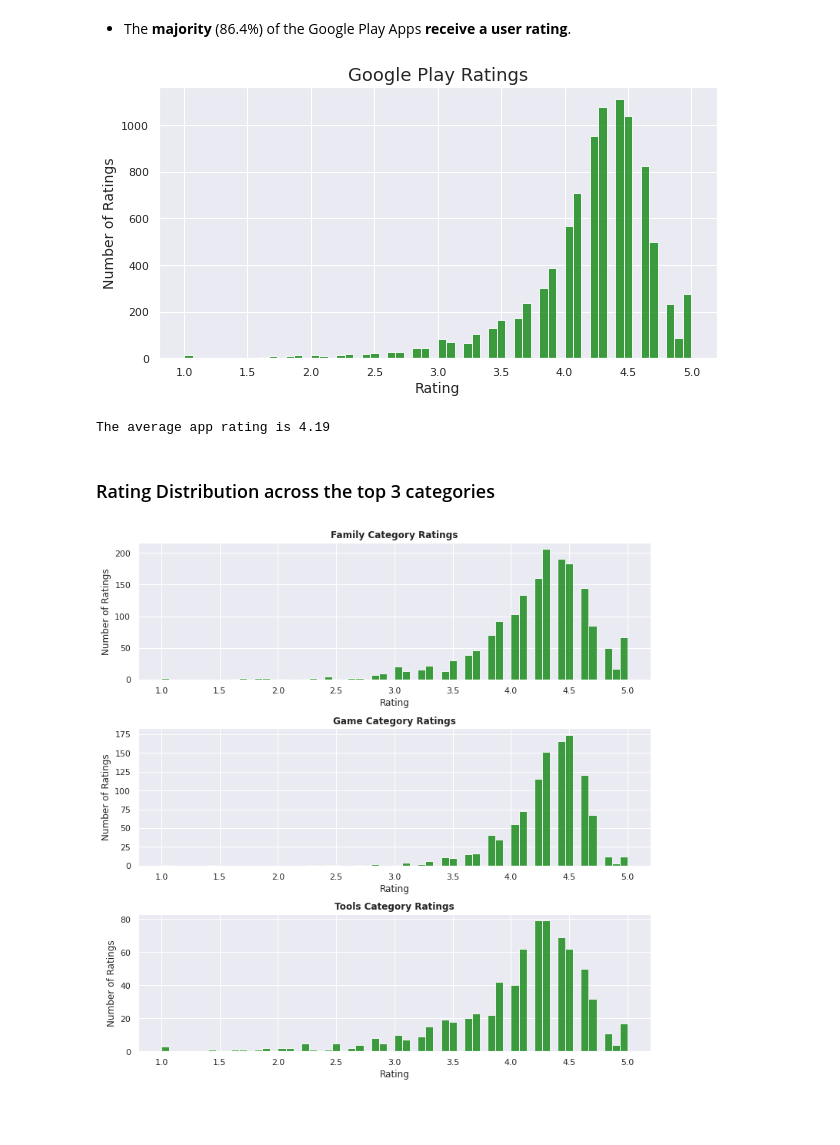
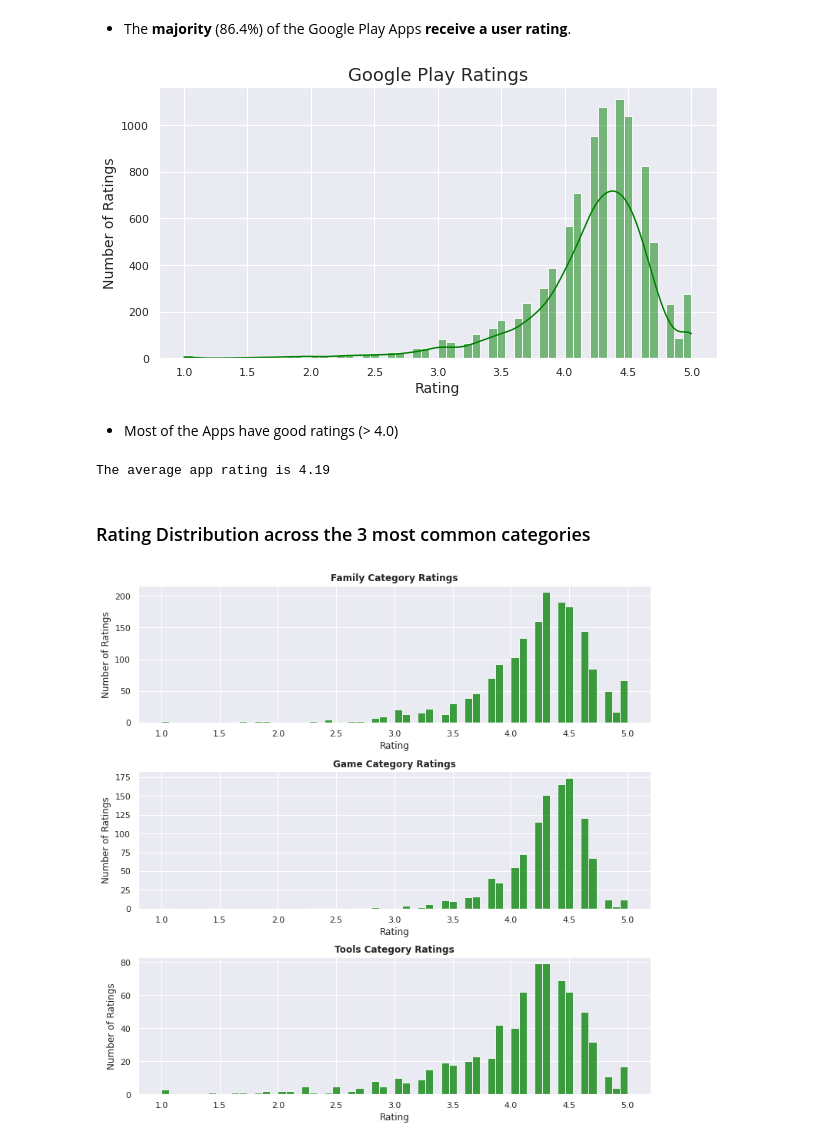
Before and after one commit to kimurarh/googleplay-analysis, a Jupyter notebook: Google-Play-Store-Analysis.ipynb, the cells around one changed output. Saved outputs shown, nothing was run; the diff lists cells and outputs as text; code cells hidden in the pictures; blank space fills up the shorter version.

```diff
--- a/Google-Play-Store-Analysis.ipynb
+++ b/Google-Play-Store-Analysis.ipynb
@@ -270,12 +320,11 @@ plt.show()
 # %% [markdown]
 ### Rating Distribution
 # %%
-rated_apps = df_apps[df_apps['Rating'].notna()]
+rated_apps = pd.DataFrame(df_apps[df_apps['Rating'].notna()])
 unrated_apps = df_apps[df_apps['Rating'].isna()]
 
 values = [rated_apps.shape[0], unrated_apps.shape[0]]
 labels = ['Rated Apps', 'Unrated Apps']
-
 
 fig, ax = plt.subplots(figsize=(10,6))
 wedges, text, autotexts = ax.pie(values, labels=labels, startangle=90, autopct='%1.1f%%', textprops={'fontsize': 12, 'weight': 'bold'})
@@ -289,20 +338,22 @@ plt.show()
 # %%
 valid_ratings = rated_apps['Rating']
 
 plt.figure(figsize=(10,5))
 plt.title('Google Play Ratings', fontsize=18)
 plt.ylabel('Number of Ratings', fontsize=14)
 plt.xlabel('Rating', fontsize=14)
-sns.histplot(valid_ratings, kde=False, color='g', bins=60)
+sns.histplot(valid_ratings, kde=True, color='g', bins=60)
 plt.show()
 # %% [output]
-[figure, old version]
+[figure, new version]
+# %% [markdown]
+* Most of the Apps have good ratings (> 4.0)
 # %%
 print(f"The average app rating is {valid_ratings.mean():.2f}")
 # %% [output]
 The average app rating is 4.19
 # %% [markdown]
-### Rating Distribution across the top 3 categories
+### Rating Distribution across the 3 most common categories
 # %%
 family_category_ratings = rated_apps[rated_apps['Category'] == 'FAMILY']['Rating']
 game_category_ratings = rated_apps[rated_apps['Category'] == 'GAME']['Rating']
```
Also changed, not shown: parts of 24 cells of this notebook.
